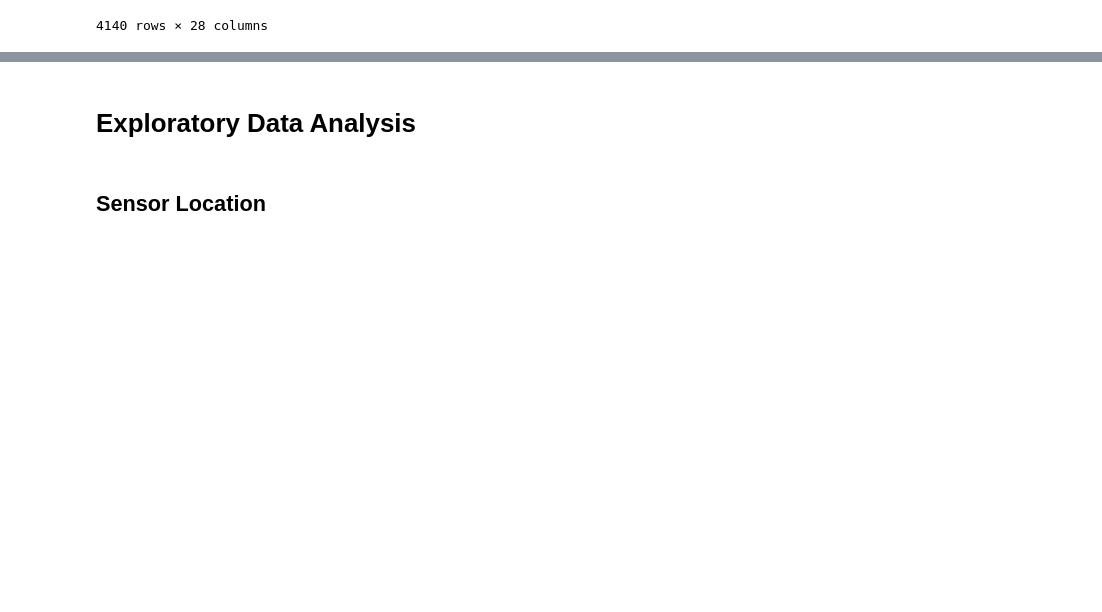
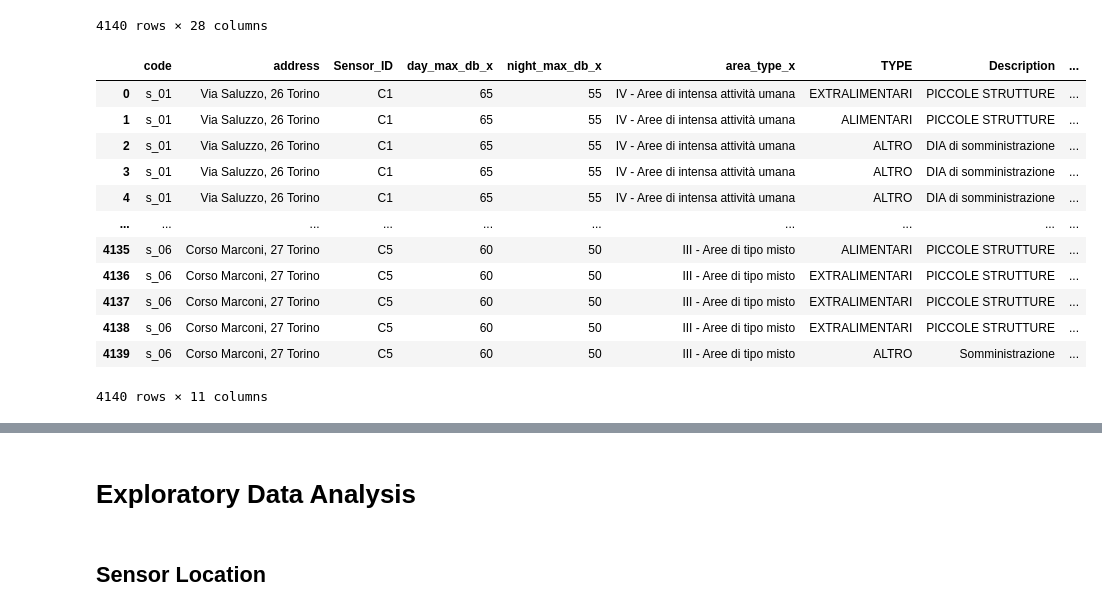
Before and after one commit to TiagoFilipeSousaGoncalves/wdl-tech-moguls, a Jupyter notebook: finals/Deliverable.ipynb, the cells around one changed output, grey strips where cells are left out. Drawn from its saved outputs; the diff is of its cells as text; code cells hidden in the pictures; blank space fills up the shorter version.

```diff
--- a/finals/Deliverable.ipynb
+++ b/finals/Deliverable.ipynb
@@ -301,3 +301,34 @@ thresh_w_mapping
 | 4138 | s_06 | Corso Marconi, 27 Torino | 45.055554 | 7.682590 | https://userportal.smartdatanet.i... | C5 | 60 | 50 | III - Aree di tipo misto | ... |
 | 4139 | s_06 | Corso Marconi, 27 Torino | 45.055554 | 7.682590 | https://userportal.smartdatanet.i... | C5 | 60 | 50 | III - Aree di tipo misto | ... |
 4140 rows × 28 columns
+# %%
+cols_to_keep = [
+    'code',
+    'address',
+    'Sensor_ID',
+    'day_max_db_x',
+    'night_max_db_x',
+    'area_type_x',
+    'TYPE',
+    'Description',
+    'Merchandise Type',
+    'dist_NOME_DA_ENTIDADE',
+    'is_below_threshold'
+]
+
+thresh_w_mapping = thresh_w_mapping[cols_to_keep]
+thresh_w_mapping
+# %% [output]
+|  | code | address | Sensor_ID | day_max_db_x | night_max_db_x | area_type_x | TYPE | Description | ... |
+| 0 | s_01 | Via Saluzzo, 26 Torino | C1 | 65 | 55 | IV - Aree di intensa attività umana | EXTRALIMENTARI | PICCOLE STRUTTURE | ... |
+| 1 | s_01 | Via Saluzzo, 26 Torino | C1 | 65 | 55 | IV - Aree di intensa attività umana | ALIMENTARI | PICCOLE STRUTTURE | ... |
+| 2 | s_01 | Via Saluzzo, 26 Torino | C1 | 65 | 55 | IV - Aree di intensa attività umana | ALTRO | DIA di somministrazione | ... |
+| 3 | s_01 | Via Saluzzo, 26 Torino | C1 | 65 | 55 | IV - Aree di intensa attività umana | ALTRO | DIA di somministrazione | ... |
+| 4 | s_01 | Via Saluzzo, 26 Torino | C1 | 65 | 55 | IV - Aree di intensa attività umana | ALTRO | DIA di somministrazione | ... |
+| ... | ... | ... | ... | ... | ... | ... | ... | ... | ... |
+| 4135 | s_06 | Corso Marconi, 27 Torino | C5 | 60 | 50 | III - Aree di tipo misto | ALIMENTARI | PICCOLE STRUTTURE | ... |
+| 4136 | s_06 | Corso Marconi, 27 Torino | C5 | 60 | 50 | III - Aree di tipo misto | EXTRALIMENTARI | PICCOLE STRUTTURE | ... |
+| 4137 | s_06 | Corso Marconi, 27 Torino | C5 | 60 | 50 | III - Aree di tipo misto | EXTRALIMENTARI | PICCOLE STRUTTURE | ... |
+| 4138 | s_06 | Corso Marconi, 27 Torino | C5 | 60 | 50 | III - Aree di tipo misto | EXTRALIMENTARI | PICCOLE STRUTTURE | ... |
+| 4139 | s_06 | Corso Marconi, 27 Torino | C5 | 60 | 50 | III - Aree di tipo misto | ALTRO | Somministrazione | ... |
+4140 rows × 11 columns
```
Also changed, not shown: parts of 2 cells of this notebook.
